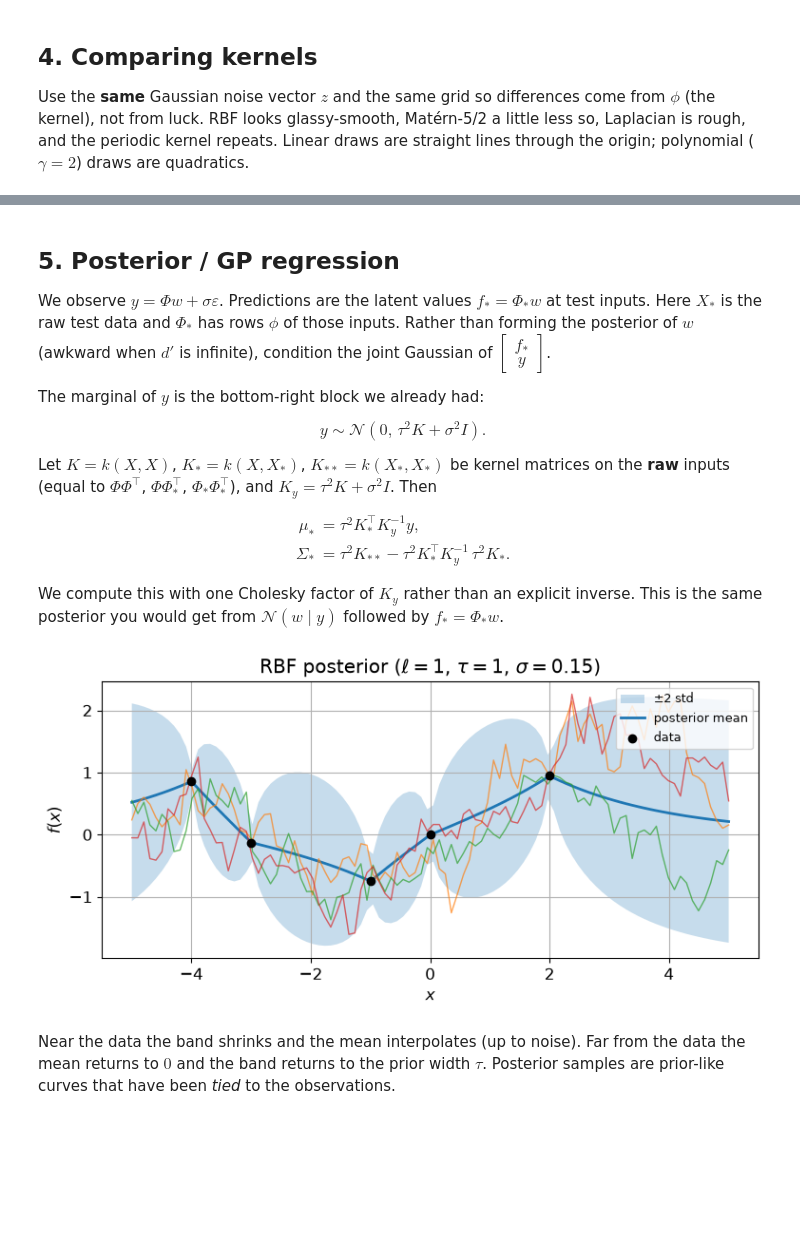
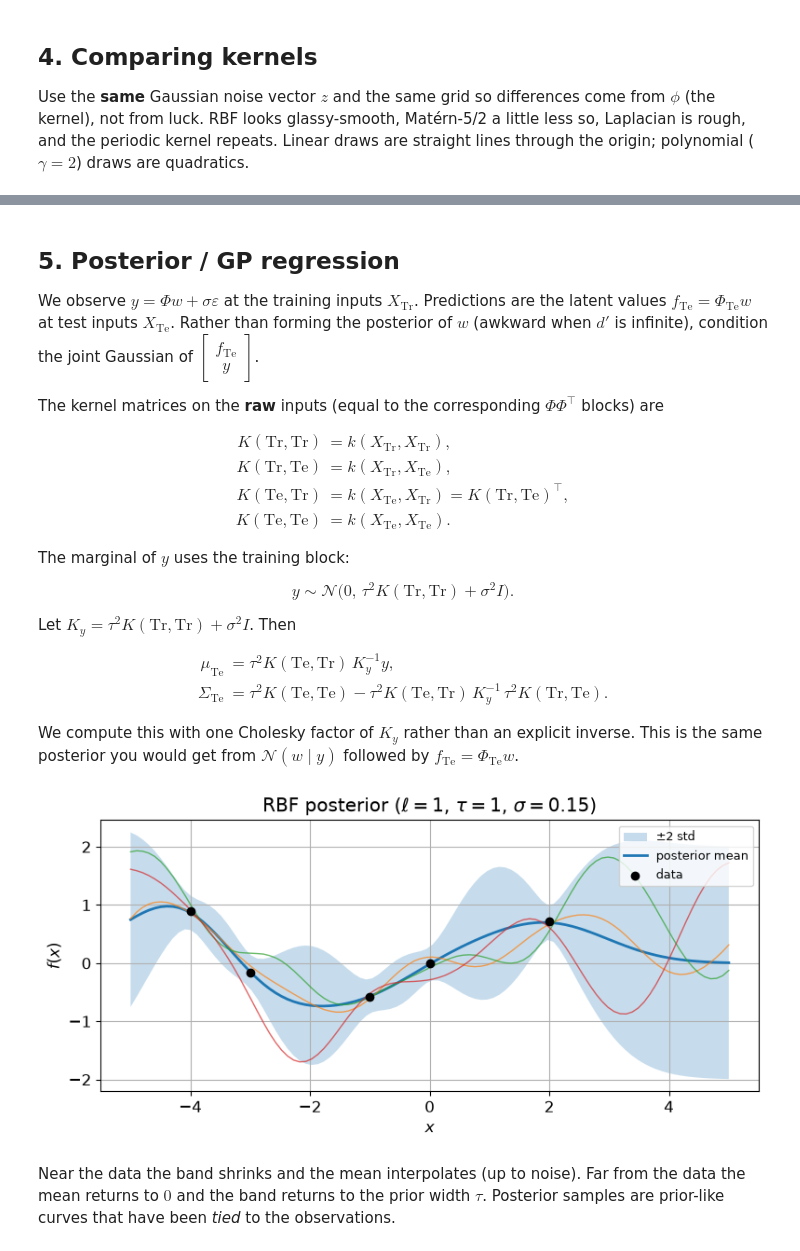
Before and after one commit to HarishGP/gaussian-processes-tutorial, a Jupyter notebook: gaussian_processes.ipynb, the cells around one changed output, grey strips where cells are left out. Cells and saved outputs as stored; diff of their text form; code cells hidden in the pictures; blank space fills up the shorter version.

Commit message:
Clarify posterior kernel blocks as Tr/Te and ignore unused gram kwargs.
Co-authored-by: Cursor <cursoragent@cursor.com>

```diff
--- a/gaussian_processes.ipynb
+++ b/gaussian_processes.ipynb
@@ -155,6 +155,9 @@ def polynomial(x, xp, gamma=2.0):
 def gram(kernel, x, xp=None, **kwargs):
     if xp is None:
         xp = x
+    # Keep only arguments the kernel actually takes (linear/polynomial have no lengthscale).
+    names = kernel.__code__.co_varnames[: kernel.__code__.co_argcount]
+    kwargs = {key: val for key, val in kwargs.items() if key in names}
     return kernel(x, xp, **kwargs)
 # %%
 r = np.linspace(0.0, 4.0, 200)
@@ -254,38 +257,50 @@ plt.tight_layout()
 # %% [markdown]
 ## 5. Posterior / GP regression
 
-We observe $y = \Phi w + \sigma\varepsilon$. Predictions are the latent values $f_* = \Phi_* w$ at test inputs. Here $X_*$ is the raw test data and $\Phi_*$ has rows $\phi$ of those inputs. Rather than forming the posterior of $w$ (awkward when $d'$ is infinite), condition the joint Gaussian of $\begin{bmatrix} f_* \\ y \end{bmatrix}$.
+We observe $y = \Phi w + \sigma\varepsilon$ at the training inputs $X_{\mathrm{Tr}}$. Predictions are the latent values $f_{\mathrm{Te}} = \Phi_{\mathrm{Te}} w$ at test inputs $X_{\mathrm{Te}}$. Rather than forming the posterior of $w$ (awkward when $d'$ is infinite), condition the joint Gaussian of $\begin{bmatrix} f_{\mathrm{Te}} \\ y \end{bmatrix}$.
 
-The marginal of $y$ is the bottom-right block we already had:
-
-$$
-y \sim \mathcal{N}(0,\, \tau^2 K + \sigma^2 I).
-$$
-
-Let $K = k(X, X)$, $K_* = k(X, X_*)$, $K_{**} = k(X_*, X_*)$ be kernel matrices on the **raw** inputs (equal to $\Phi\Phi^\top$, $\Phi\Phi_*^\top$, $\Phi_*\Phi_*^\top$), and $K_y = \tau^2 K + \sigma^2 I$. Then
+The kernel matrices on the **raw** inputs (equal to the corresponding $\Phi\Phi^\top$ blocks) are
 
 $$
 \begin{aligned}
-\mu_* &= \tau^2 K_*^\top K_y^{-1} y, \\
-\Sigma_* &= \tau^2 K_{**} - \tau^2 K_*^\top K_y^{-1}\, \tau^2 K_*.
+K(\mathrm{Tr},\mathrm{Tr}) &= k(X_{\mathrm{Tr}}, X_{\mathrm{Tr}}), \\
+K(\mathrm{Tr},\mathrm{Te}) &= k(X_{\mathrm{Tr}}, X_{\mathrm{Te}}), \\
+K(\mathrm{Te},\mathrm{Tr}) &= k(X_{\mathrm{Te}}, X_{\mathrm{Tr}}) = K(\mathrm{Tr},\mathrm{Te})^\top, \\
+K(\mathrm{Te},\mathrm{Te}) &= k(X_{\mathrm{Te}}, X_{\mathrm{Te}}).
 \end{aligned}
 $$
 
-We compute this with one Cholesky factor of $K_y$ rather than an explicit inverse. This is the same posterior you would get from $\mathcal{N}(w \mid y)$ followed by $f_* = \Phi_* w$.
+The marginal of $y$ uses the training block:
+
+$$
+y \sim \mathcal{N}\bigl(0,\, \tau^2 K(\mathrm{Tr},\mathrm{Tr}) + \sigma^2 I\bigr).
+$$
+
+Let $K_y = \tau^2 K(\mathrm{Tr},\mathrm{Tr}) + \sigma^2 I$. Then
+
+$$
+\begin{aligned}
+\mu_{\mathrm{Te}} &= \tau^2 K(\mathrm{Te},\mathrm{Tr})\, K_y^{-1} y, \\
+\Sigma_{\mathrm{Te}} &= \tau^2 K(\mathrm{Te},\mathrm{Te}) - \tau^2 K(\mathrm{Te},\mathrm{Tr})\, K_y^{-1}\, \tau^2 K(\mathrm{Tr},\mathrm{Te}).
+\end{aligned}
+$$
+
+We compute this with one Cholesky factor of $K_y$ rather than an explicit inverse. This is the same posterior you would get from $\mathcal{N}(w \mid y)$ followed by $f_{\mathrm{Te}} = \Phi_{\mathrm{Te}} w$.
 # %%
 def gp_posterior(x_train, y, x_test, kernel, tau, sigma, **kernel_kwargs):
-    K = gram(kernel, x_train, **kernel_kwargs)
-    K_s = gram(kernel, x_train, x_test, **kernel_kwargs)
-    K_ss = gram(kernel, x_test, **kernel_kwargs)
+    K_trtr = gram(kernel, x_train, **kernel_kwargs)
+    K_trte = gram(kernel, x_train, x_test, **kernel_kwargs)
+    K_tete = gram(kernel, x_test, **kernel_kwargs)
+    K_tetr = K_trte.T
 
     n = len(x_train)
-    Ky = tau**2 * K + sigma**2 * np.eye(n)
+    Ky = tau**2 * K_trtr + sigma**2 * np.eye(n)
     L = np.linalg.cholesky(Ky + JITTER * np.eye(n))
 
     alpha = np.linalg.solve(L.T, np.linalg.solve(L, y))
-    mean = tau**2 * (K_s.T @ alpha)
-    v = np.linalg.solve(L, tau * K_s)
-    cov = tau**2 * K_ss - v.T @ v
+    mean = tau**2 * (K_tetr @ alpha)
+    v = np.linalg.solve(L, tau * K_trte)
+    cov = tau**2 * K_tete - v.T @ v
     return mean, cov
 
 
@@ -307,23 +322,23 @@ def plot_gp(ax, x_test, mean, cov, x_train=None, y=None, n_samples=3, title=""):
 # %%
 x_train = np.array([-4.0, -3.0, -1.0, 0.0, 2.0])
 tau = 1.0
-sigma = 0.05
+sigma = 0.15
 y = np.sin(x_train) + sigma * np.random.normal(size=x_train.shape)
 x_test = np.linspace(-5.0, 5.0, 100)
 
 mean, cov = gp_posterior(
-    x_train, y, x_test, laplacian, tau, sigma, lengthscale=2.0,
+    x_train, y, x_test, rbf, tau, sigma, lengthscale=1.0,
 )
 
 fig, ax = plt.subplots()
 plot_gp(
     ax, x_test, mean, cov, x_train, y,
     title=r"RBF posterior ($\ell=1$, $\tau=1$, $\sigma=0.15$)",
 )
 ax.set_ylabel("$f(x)$")
 plt.tight_layout()
 # %% [output]
-[figure, old version]
+[figure, new version]
 # %% [markdown]
 Near the data the band shrinks and the mean interpolates (up to noise). Far from the data the mean returns to $0$ and the band returns to the prior width $\tau$. Posterior samples are prior-like curves that have been *tied* to the observations.
 # %% [markdown]
```
Also changed, not shown: parts of 5 cells of this notebook.
